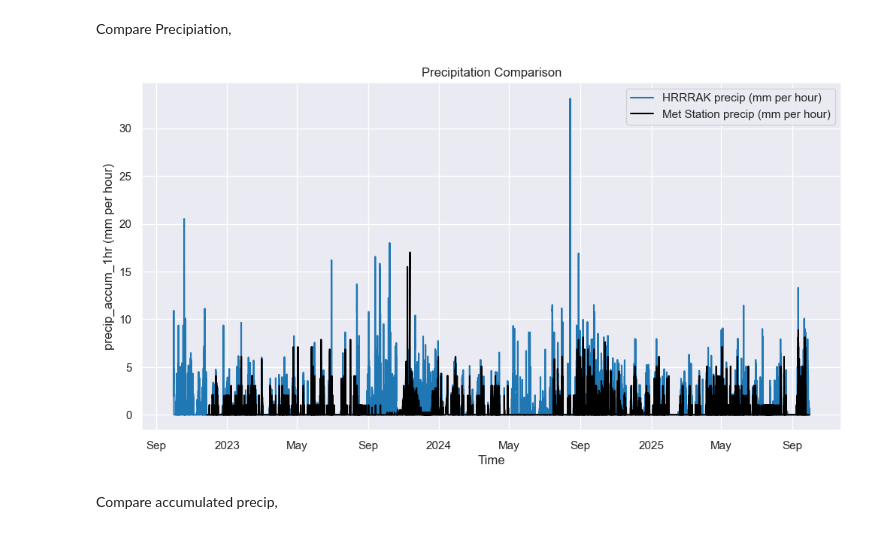
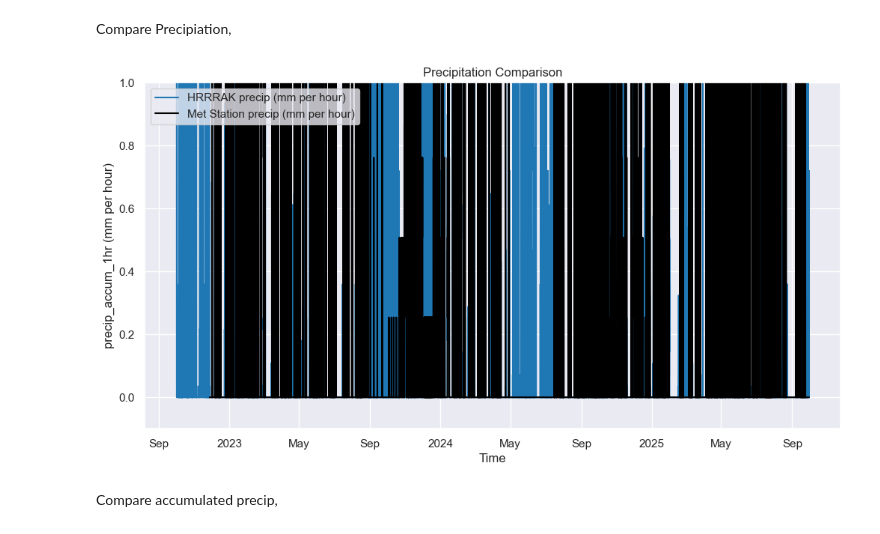
Before and after one commit to cassielumbrazo/snow_model_forcing, a Jupyter notebook: sites/tram/2_create_snowpack_smet_forcing_met_hrrrak_tram_WY2023-WY2025.ipynb, the cells around one changed output. Drawn from its saved outputs; the diff is of its cells as text; code cells hidden in the pictures.

```diff
--- a/sites/tram/2_create_snowpack_smet_forcing_met_hrrrak_tram_WY2023-WY2025.ipynb
+++ b/sites/tram/2_create_snowpack_smet_forcing_met_hrrrak_tram_WY2023-WY2025.ipynb
@@ -89,23 +90,25 @@ Compare Precipiation,
 # %%
 # compare precip
 ds_hrrr['precip_accum_1hr'].plot(label="HRRRAK precip (mm per hour)", color='tab:blue')
 ds_met["precip_accum_1hr"].plot(label="Met Station precip (mm per hour)", color='black')
 plt.title("Precipitation Comparison")
 plt.xlabel("Time")
 plt.ylabel("precip_accum_1hr (mm per hour)")
 plt.legend()
+
+plt.ylim(-0.1, 1)
 plt.show()
 
 # # compare precip
 # ds_hrrr['precip_rate'].plot(label="HRRRAK precip (mm per hour)", color='tab:blue')
 # ds_met["precip_rate"].plot(label="Met Station precip (mm per hour)", color='black')
 # plt.title("Precipitation Comparison")
 # plt.xlabel("Time")
 # plt.ylabel("precip_rate (mm per second)")
 # plt.legend()
 # plt.show()
 # %% [output]
-[figure, old version]
+[figure, new version]
 # %%
 # remove any precip accum that are above 20
 ds_hrrr['precip_accum_1hr'] = ds_hrrr['precip_accum_1hr'].where(ds_hrrr['precip_accum_1hr'] < 20)
```
Also changed, not shown: parts of 10 cells of this notebook.
